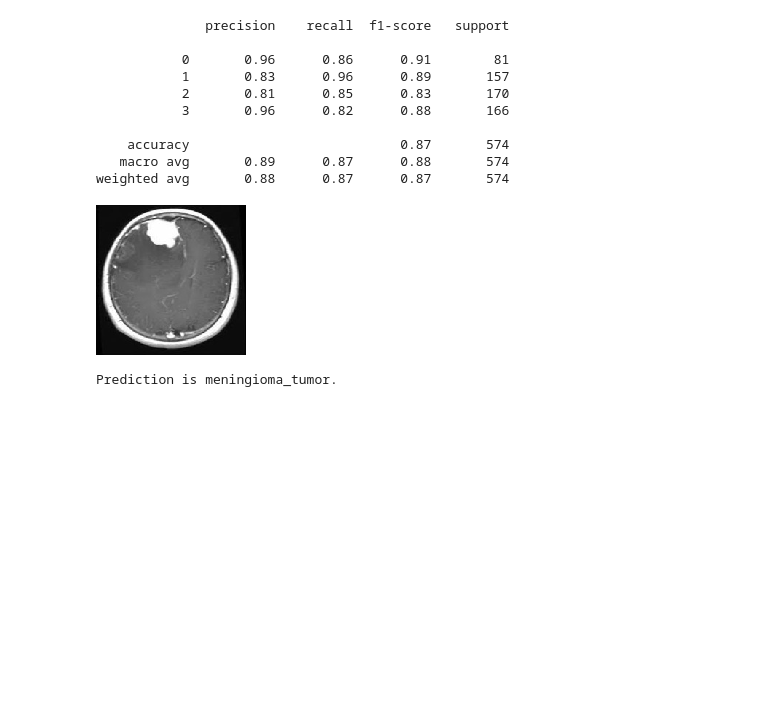
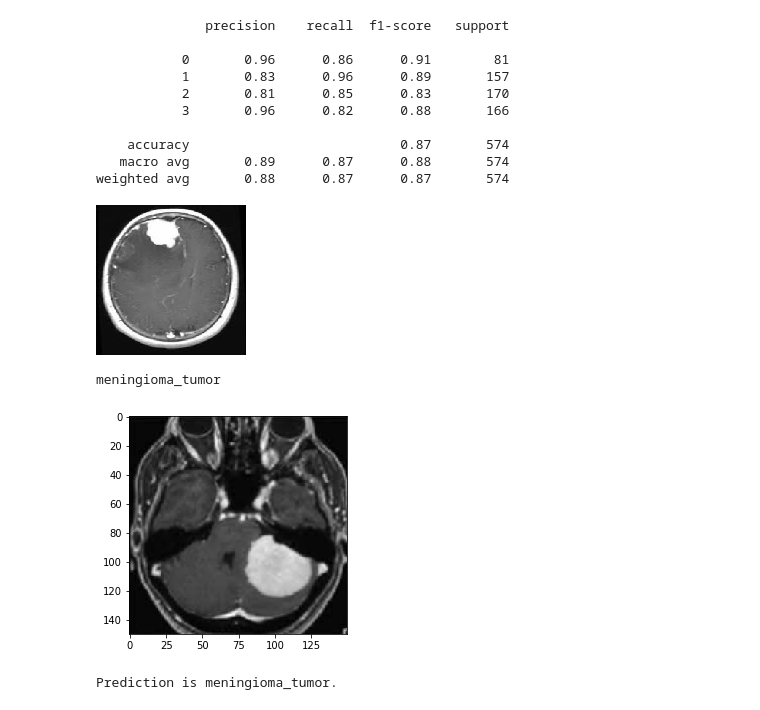
Before and after one commit to Dhathri19/Brain-Tumor-Classification, a Jupyter notebook: brain-tumor-densenet.ipynb, the cells around one changed output. Drawn from its saved outputs; the diff is of its cells as text; code cells hidden in the pictures; blank space fills up the shorter version.

Commit message:
Kaggle Notebook | brain tumor densenet | Version 3

```diff
--- a/brain-tumor-densenet.ipynb
+++ b/brain-tumor-densenet.ipynb
@@ -181,17 +181,25 @@ load_img("../input/brain-tumor-classification-mri/Testing/meningioma_tumor/image
 # %%
 ''' predicion on new data '''
 
 ''' loading an image '''
-img = load_img("../input/brain-tumor-classification-mri/Testing/meningioma_tumor/image(112).jpg",target_size=(150,150))
-
+import os, random
+path = "../input/brain-tumor-classification-mri/Testing/"
+randomtest = random.choice(os.listdir("../input/brain-tumor-classification-mri/Testing/"))
+randomimage = random.choice(os.listdir(("../input/brain-tumor-classification-mri/Testing/")+str(randomtest)+'/'))
+print(randomtest)
+randomimage = load_img((path+randomtest+'/'+randomimage),target_size=(150,150))
+plt.imshow(randomimage)
 ''' converting img to array '''
-img = img_to_array(img)
+randomimage = img_to_array(randomimage)
 
 ''' scaling '''
-img = img / 255.0
+img = randomimage/255.0
 
 ''' expanding dimensions '''
 img = np.expand_dims(img, axis=0)
+# %% [output]
+meningioma_tumor
+[figure, added]
 # %%
 lbl_encoding = {0:'no_tumor', 1:'pituitary_tumor', 2:'meningioma_tumor', 3:'glioma_tumor'}
 
```
Also changed, not shown: parts of 2 cells of this notebook.
